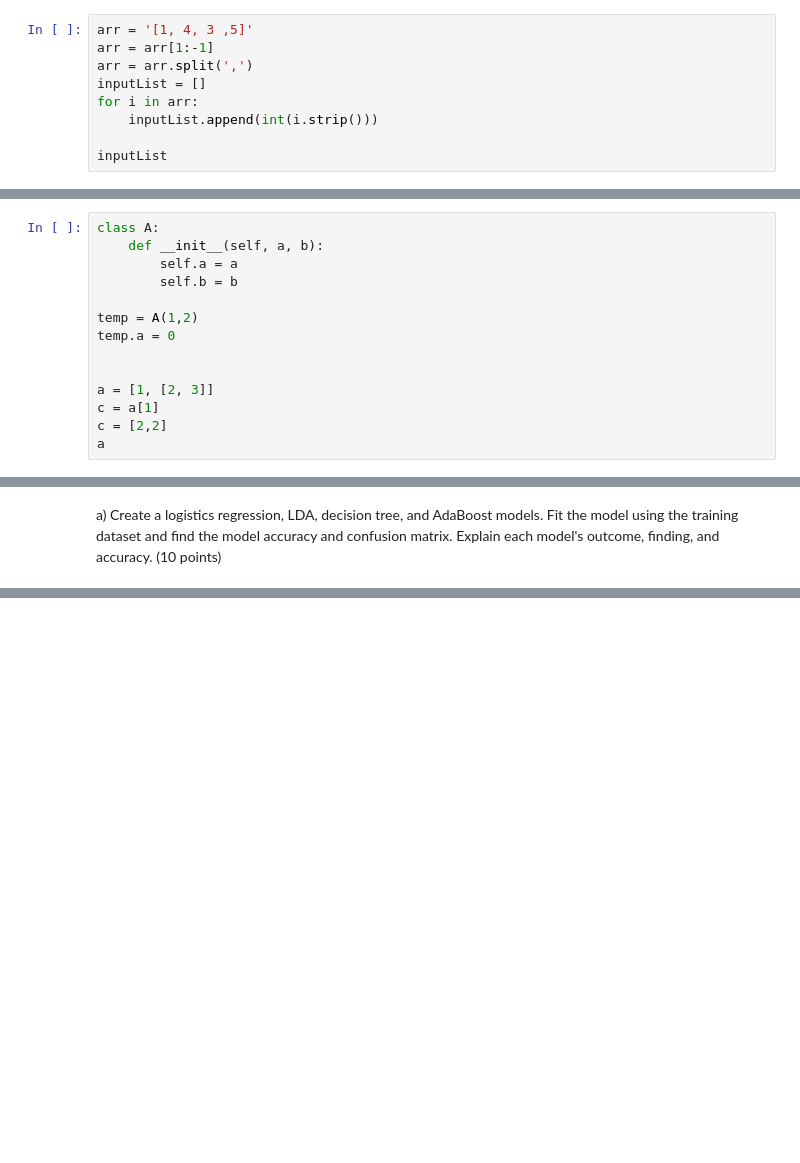
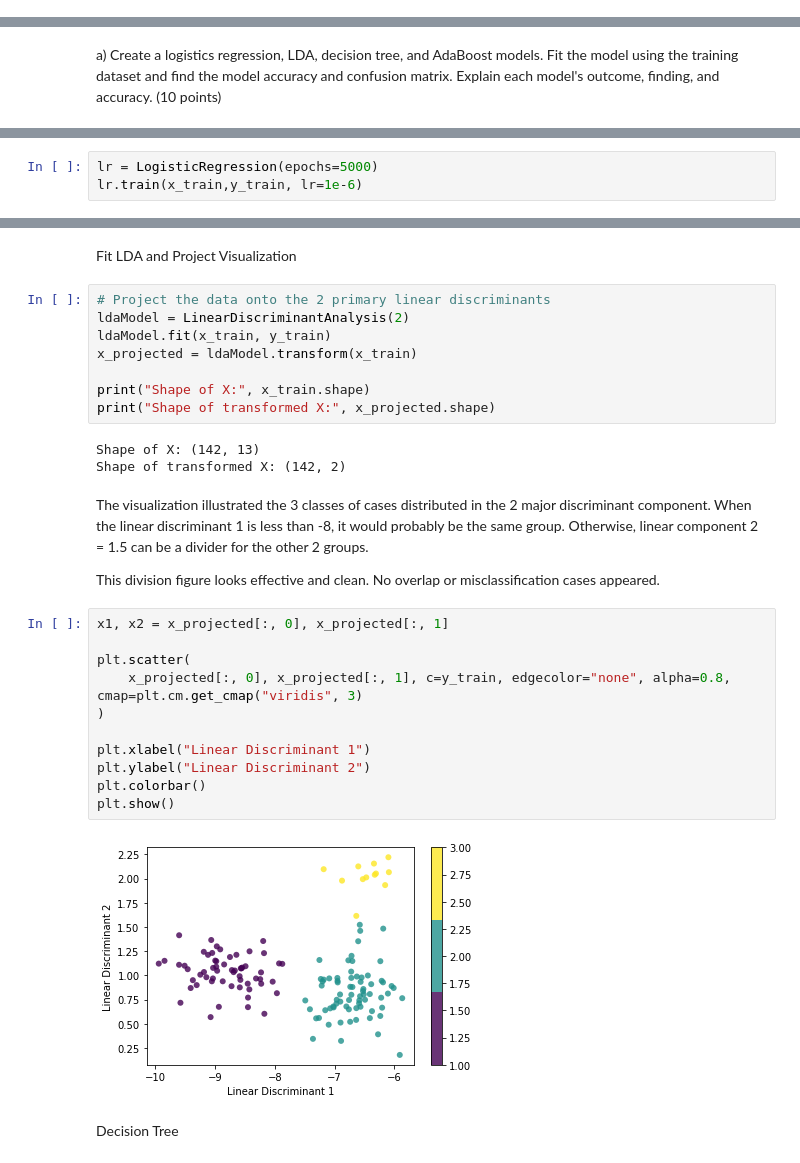
Before and after one commit to kuohu233/IE_7300, a Jupyter notebook: hw6_Youyu.ipynb, the cells around one changed output, grey strips where cells are left out. Cells and saved outputs as stored; diff of their text form; blank space fills up the shorter version.

Commit message:
project with modeling

```diff
--- a/hw6_Youyu.ipynb
+++ b/hw6_Youyu.ipynb
@@ -45,9 +16,0 @@ minUniqueSum2()
-# %%
-arr = '[1, 4, 3 ,5]'
-arr = arr[1:-1]
-arr = arr.split(',')
-inputList = []
-for i in arr:
-    inputList.append(int(i.strip()))
-
-inputList
@@ -312,14 +16,0 @@ permutation(['b','a','c',1,[2]])
-# %%
-class A:
-    def __init__(self, a, b):
-        self.a = a
-        self.b = b
-
-temp = A(1,2)
-temp.a = 0
-
-
-a = [1, [2, 3]]
-c = a[1]
-c = [2,2]
-a
@@ -623,0 +780,3 @@ class DecisionTree():
+# %%
+lr = LogisticRegression(epochs=5000)
+lr.train(x_train,y_train, lr=1e-6)
@@ -623,0 +819,32 @@ class DecisionTree():
+# %% [markdown]
+Fit LDA and Project Visualization
+# %%
+# Project the data onto the 2 primary linear discriminants
+ldaModel = LinearDiscriminantAnalysis(2)
+ldaModel.fit(x_train, y_train)
+x_projected = ldaModel.transform(x_train)
+
+print("Shape of X:", x_train.shape)
+print("Shape of transformed X:", x_projected.shape)
+# %% [output]
+Shape of X: (142, 13)
+Shape of transformed X: (142, 2)
+# %% [markdown]
+The visualization illustrated the 3 classes of cases distributed in the 2 major discriminant component. When the linear discriminant 1 is less than -8, it would probably be the same group. Otherwise, linear component 2 = 1.5 can be a divider for the other 2 groups.
+
+This division figure looks effective and clean. No overlap or misclassification cases appeared.
+# %%
+x1, x2 = x_projected[:, 0], x_projected[:, 1]
+
+plt.scatter(
+    x_projected[:, 0], x_projected[:, 1], c=y_train, edgecolor="none", alpha=0.8, cmap=plt.cm.get_cmap("viridis", 3)
+)
+
+plt.xlabel("Linear Discriminant 1")
+plt.ylabel("Linear Discriminant 2")
+plt.colorbar()
+plt.show()
+# %% [output]
+[figure, added]
+# %% [markdown]
+Decision Tree
```
Also changed, not shown: parts of 54 cells of this notebook, 13 other files.
